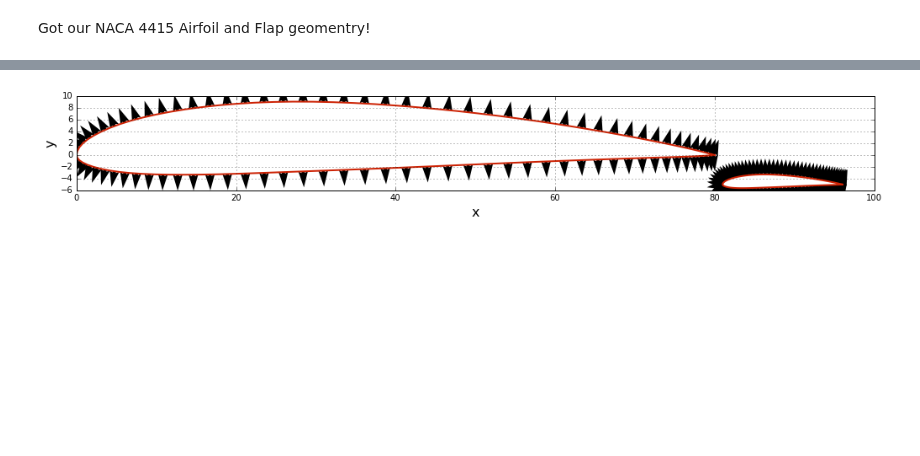
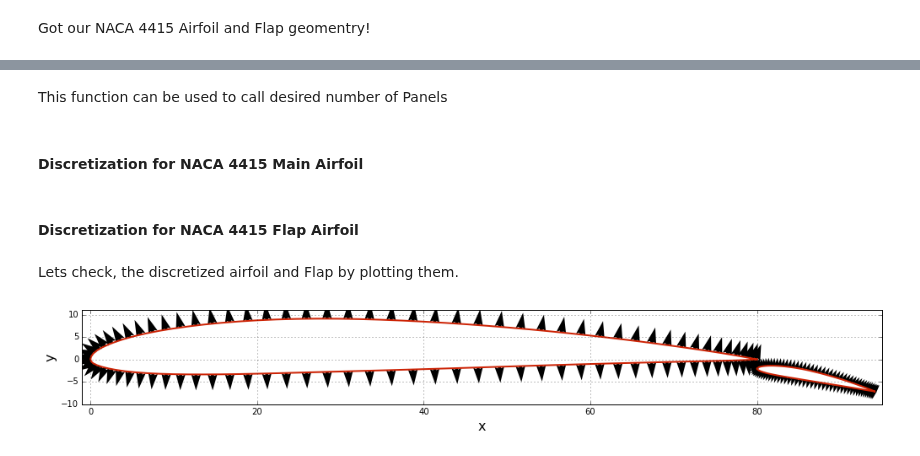
Before and after one commit to harsham11/AeroProject, a Jupyter notebook: Aero hydro project/multi foil.ipynb, the cells around one changed output, grey strips where cells are left out. Saved outputs shown, nothing was run; the diff lists cells and outputs as text; code cells hidden in the pictures; blank space fills up the shorter version.

```diff
--- a/Aero hydro project/multi foil.ipynb
+++ b/Aero hydro project/multi foil.ipynb
@@ -77,0 +89,29 @@ Got our NACA 4415 Airfoil and Flap geomentry!
+# %%
+# reads of the geometry from a data file
+with open ('./resources/naca4415-il.csv') as file_name:
+    x_ends, y_ends = numpy.loadtxt(file_name, dtype=float, delimiter=',', unpack=True)
+
+
+with open ('./resources/naca4415flap-il (1).csv') as file_name:
+    xf, yf = numpy.loadtxt(file_name, dtype=float, delimiter=',', unpack=True)
+
+delta = (20.*math.pi)/180
+
+for i in range(numpy.size(xf)):
+    r = math.sqrt(xf[i]**2+yf[i]**2)
+    theta_r = math.atan2(yf[i],xf[i])
+    theta_r = theta_r-delta
+    xf[i] = r*math.cos(theta_r)
+    yf[i] = r*math.sin(theta_r)
+
+xf = xf + 80
+yf = yf - 2
+
+# plots the geometry
+%matplotlib inline
+#size = 1
+pyplot.figure(figsize=(17,2))
+pyplot.grid(True)
+pyplot.xlabel('x', fontsize=16)
+pyplot.ylabel('y', fontsize=16)
+pyplot.plot(x_ends, y_ends, xf, yf, color='k', linestyle='-', linewidth=2);
@@ -108,4 +152,8 @@ class Panel:
         self.kappa = 1                              # doublet strength
         self.vt = 0                                 # tangential velocity
         self.cp = 0                                 # pressure coefficient
+# %% [markdown]
+This function can be used to call desired number of Panels
+# %% [markdown]
+#### Discretization for NACA 4415 Main Airfoil
 # %%
@@ -120,4 +166,6 @@ panels = numpy.empty(N_panels+1, dtype=object)
 for i in range(N_panels):
     panels[i] = Panel(x_ends[i], y_ends[i], x_ends[i+1], y_ends[i+1])
 panels[-1] = Panel(x_ends[0], y_ends[0], x_ends[0]+1000, y_ends[0])
+# %% [markdown]
+#### Discretization for NACA 4415 Flap Airfoil
 # %%
@@ -133,29 +179,27 @@ panelsf = numpy.empty(Nfpanels+1, dtype=object)
 for i in range(Nfpanels):
     panelsf[i] = Panel(xf[i], yf[i], xf[i+1], yf[i+1])
 panelsf[-1] = Panel(xf[0], yf[0], xf[0]+1000, yf[0])
+# %% [markdown]
+Lets check, the discretized airfoil and Flap by plotting them.
 # %%
-
-
-# plot the panels
+# plot the Main airfoil panels
 #size = 6
 pyplot.figure(figsize=(17,2))
 pyplot.grid(True)
 pyplot.xlabel('x', fontsize=16)
 pyplot.ylabel('y', fontsize=16)
 pyplot.plot(x_ends, y_ends, color='#CD2305', linestyle='-', linewidth=2)
-#pyplot.scatter([p.xa for p in panels], [p.ya for p in panels], color='#CD2305', s=40)
-#pyplot.scatter([p.xc for p in panels], [p.yc for p in panels], color='k', marker='x', s=40, zorder=3)
 pyplot.quiver([p.xc for p in panels], [p.yc for p in panels], [p.n[0] for p in panels], [p.n[1] for p in panels],
               scale=50, width=0.005)
 
+# Plot for Flap Airfoil panels
 pyplot.plot(xf, yf, color='#CD2305', linestyle='-', linewidth=2)
-#pyplot.scatter([p.xa for p in panelsf], [p.ya for p in panelsf], color='#CD2305', s=40)#pyplot.scatter([p.xc for p in panelsf], [p.yc for p in panelsf], color='k', marker='x', s=40, zorder=3)
 pyplot.quiver([p.xc for p in panelsf], [p.yc for p in panelsf], [p.n[0] for p in panelsf], [p.n[1] for p in panelsf],
-              scale=50, width=0.005)
+              scale=100, width=0.005)
 
-pyplot.xlim(0,100)
-pyplot.ylim(-6,10);
+pyplot.xlim(-1,95)
+pyplot.ylim(-10,11);
 # %% [output]
-[figure, old version]
+[figure, new version]
 # %%
 Uinf = 1.0                         # free-stream velocity
```
Also changed, not shown: parts of 20 cells of this notebook, 15 other files.
